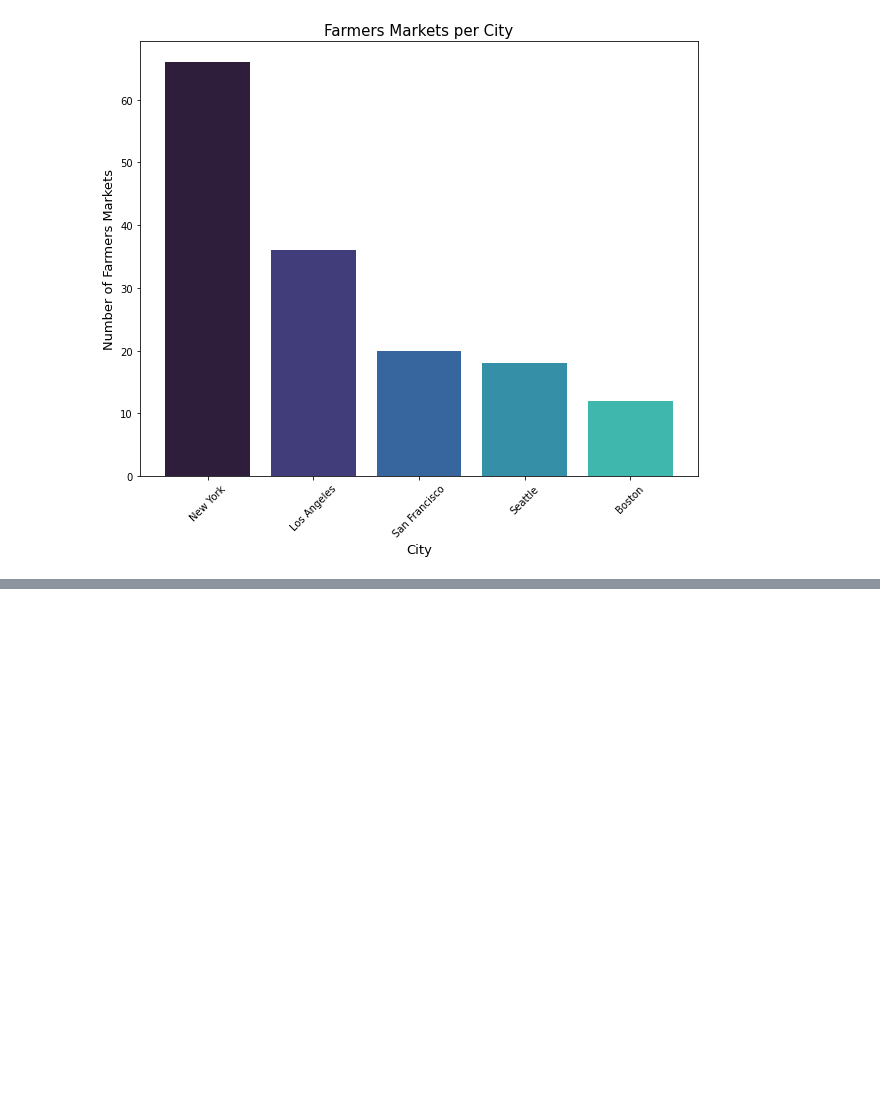
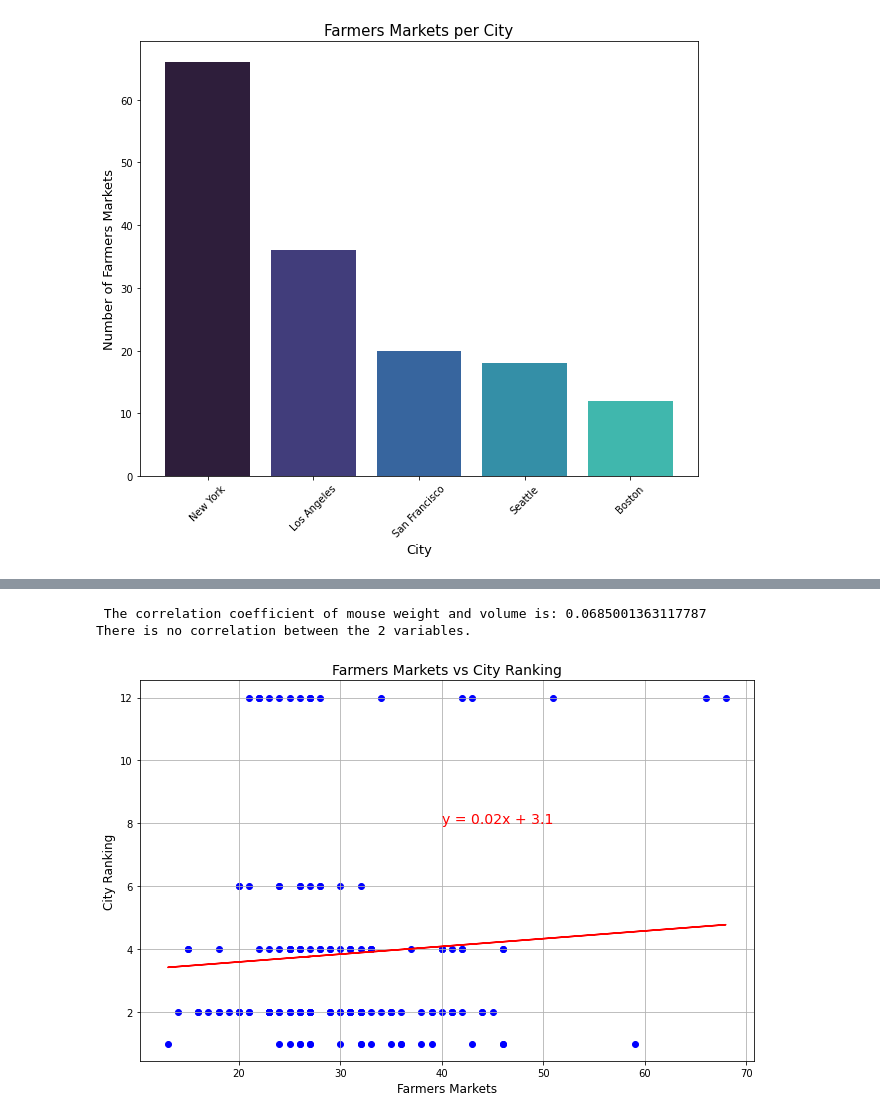
Before and after one commit to RobSalazar/Project-1, a Jupyter notebook: Nick/Start Ups and Farmers Markets/farmersmarketcount.ipynb, the cells around one changed output, grey strips where cells are left out. Drawn from its saved outputs; the diff is of its cells as text; code cells hidden in the pictures; blank space fills up the shorter version.

Commit message:
adding more visuals

```diff
--- a/Nick/Start Ups and Farmers Markets/farmersmarketcount.ipynb
+++ b/Nick/Start Ups and Farmers Markets/farmersmarketcount.ipynb
@@ -126,3 +128,7 @@ start_up_cities
 | 3 | 4 | 1 | Los Angeles | United States | 58.441 | 11.23 | 43.41 | ... |
 | 5 | 6 | 2 | Boston | United States | 49.835 | 5.50 | 40.53 | ... |
 | 11 | 12 | 1 | Seattle | United States | 24.329 | 3.49 | 17.04 | ... |
+# %%
+#Combine both clean dataframes
+combo_df = pd.merge(start_up_cities, farmers_markets)
+combo_df
@@ -128,0 +149,34 @@ start_up_cities
+# %%
+#Grab our x and y variables for the regression below
+x = combo_df["MarketName"].apply(len)
+y = combo_df["position"]
+
+corr_coef = st.pearsonr(x,y)[0]
+print(f' The correlation coefficient of mouse weight and volume is: {corr_coef}')
+print("There is no correlation between the 2 variables.")
+# %% [output]
+ The correlation coefficient of mouse weight and volume is: 0.0685001363117787
+There is no correlation between the 2 variables.
+# %%
+#Grabbing variables for scatter plot
+(slope, intercept, rvalue, pvalue, stderr) = linregress(x, y)
+regres = x * slope + intercept
+
+#Plot and format the scatter
+plt.figure(figsize = (11 , 7))
+plt.scatter(x , y , marker = "o" , color = "blue")
+
+#Plot the regression line and add the equation in the model
+plt.plot(x , regres , "r-")
+mx_b = "y = " + str(round(slope , 2)) + "x + " + str(round(intercept , 2))
+plt.annotate(mx_b , (40 , 8) , fontsize = 14 , color = "red")
+
+#Adding titles and labels added date to change dynamically whenever this is run
+plt.grid(True)
+plt.title("Farmers Markets vs City Ranking" , size=14)
+plt.xlabel("Farmers Markets", size = 12)
+plt.ylabel("City Ranking" , size = 12)
+plt.show
+plt.savefig('Farmers Markets vs City Ranking')
+# %% [output]
+[figure, added]
```
Also changed, not shown: parts of 2 cells of this notebook, 2 other files.
